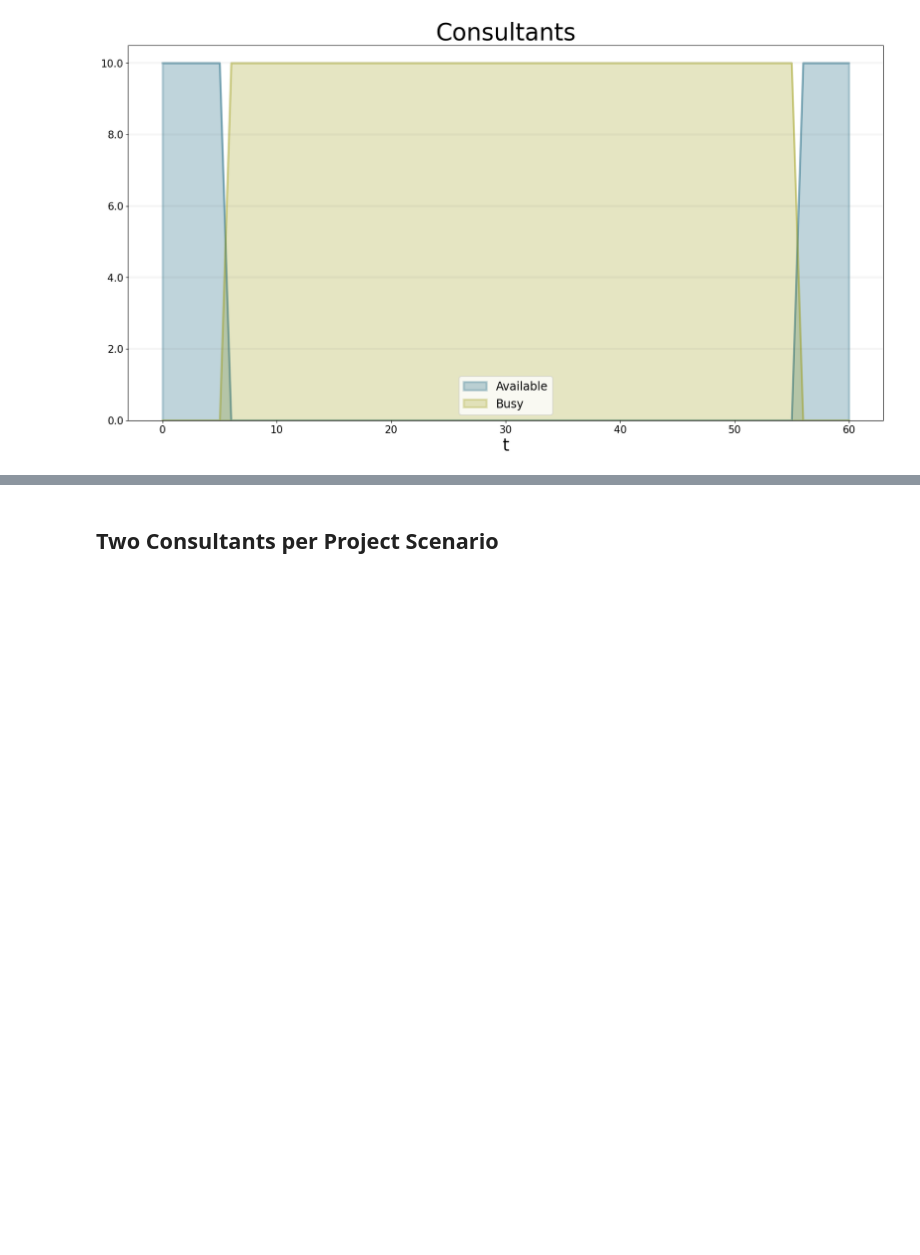
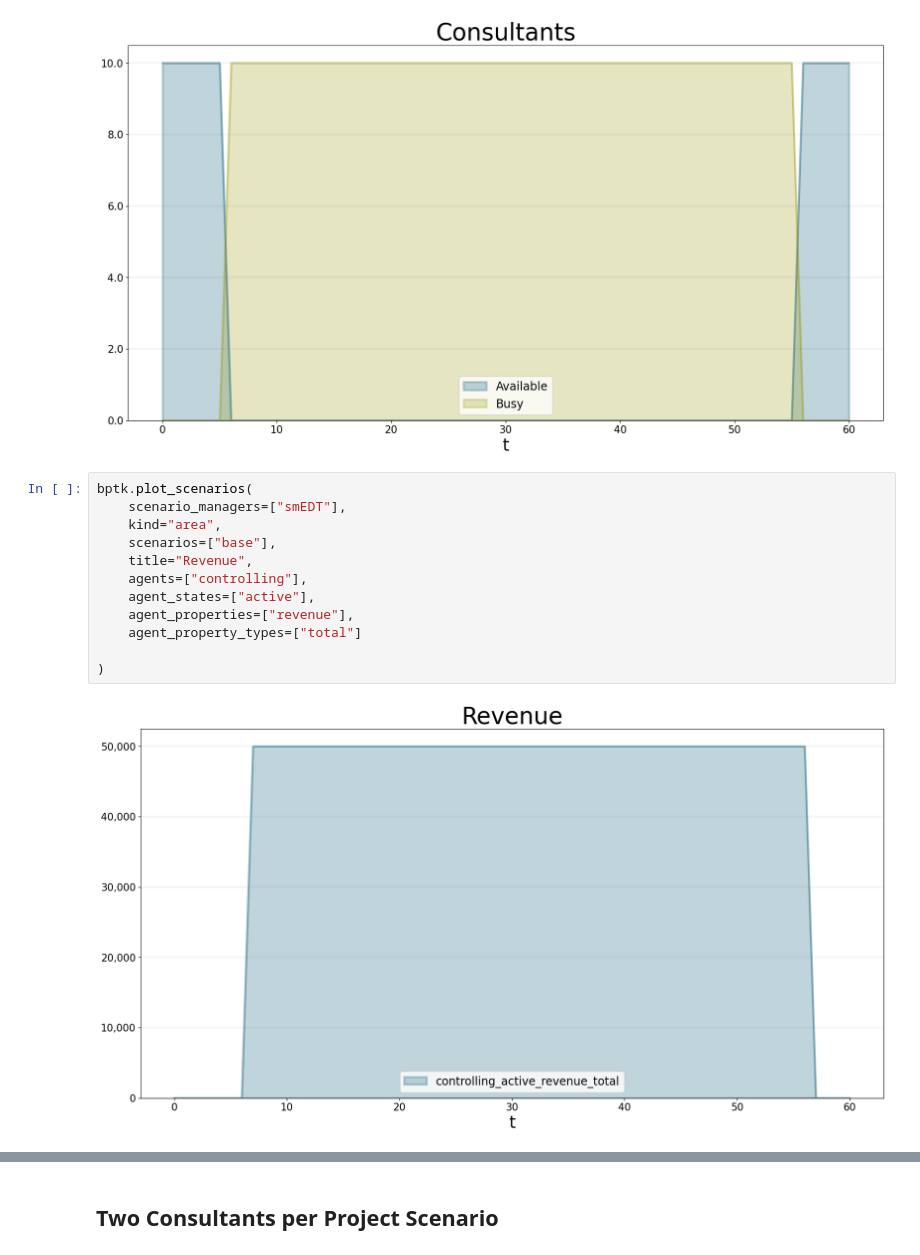
Before and after one commit to transentis/bptk_py_tutorial, a Jupyter notebook: model-library/enterprise-digital-twin/enterprise_digital_twin.ipynb, the cells around one changed output, grey strips where cells are left out. Drawn from its saved outputs; the diff is of its cells as text; blank space fills up the shorter version.

Commit message:
Initial hybrid model with base scenarios

```diff
--- a/model-library/enterprise-digital-twin/enterprise_digital_twin.ipynb
+++ b/model-library/enterprise-digital-twin/enterprise_digital_twin.ipynb
@@ -65,3 +65,17 @@ bptk.plot_scenarios(
 )
 # %% [output]
 [figure]
+# %%
+bptk.plot_scenarios(
+    scenario_managers=["smEDT"],
+    kind="area",
+    scenarios=["base"],
+    title="Revenue",
+    agents=["controlling"],
+    agent_states=["active"],
+    agent_properties=["revenue"],
+    agent_property_types=["total"]
+
+)
+# %% [output]
+[figure, added]
```
Also changed, not shown: parts of 5 cells of this notebook, 6 other files.
